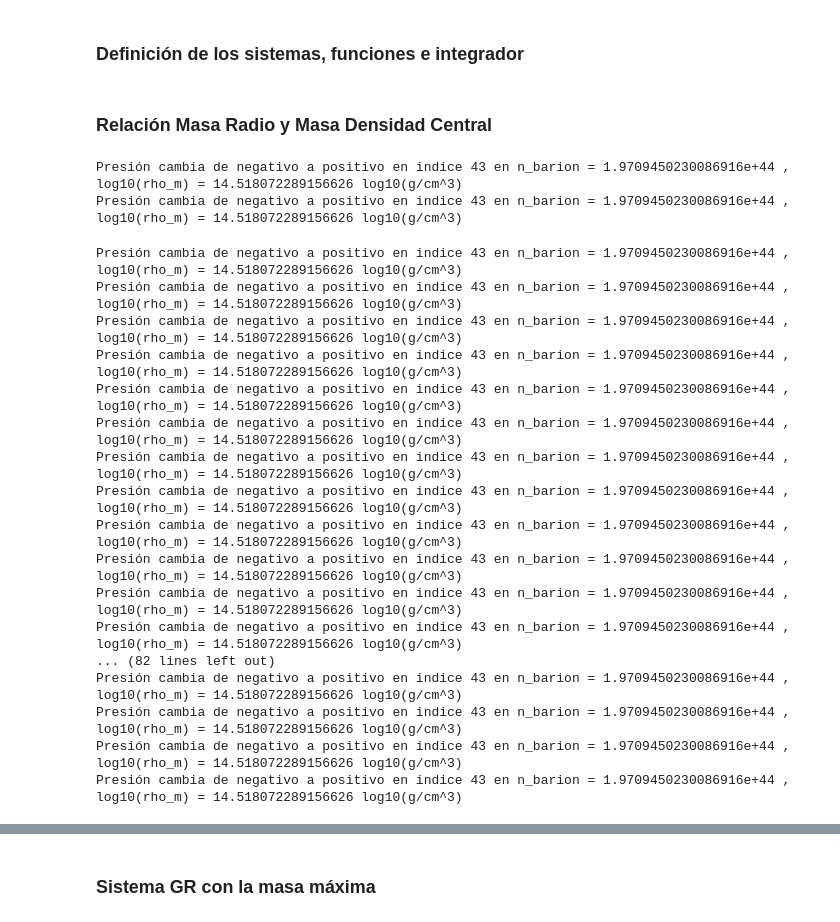
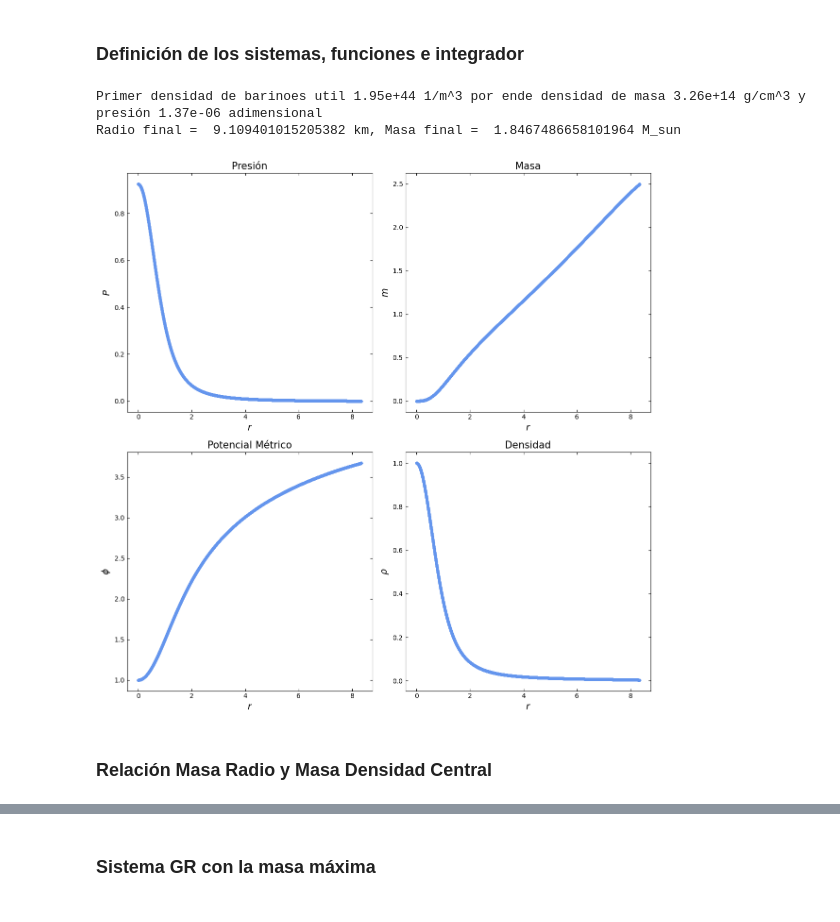
Before and after one commit to Vendetta0462/CalculosSimulaciones, a Jupyter notebook: NS_Structure/modelo_sigma-omega.ipynb, the cells around one changed output, grey strips where cells are left out. Saved outputs shown, nothing was run; the diff lists cells and outputs as text; code cells hidden in the pictures.

```diff
--- a/NS_Structure/modelo_sigma-omega.ipynb
+++ b/NS_Structure/modelo_sigma-omega.ipynb
@@ -378,40 +293,31 @@ dr = 1e-3 # Paso de integración
+# %%
+import ResolverTOV as tov
+
+# Definimos la ecuacion de estado para la integración del sistema
+densidad_masa_max = 1e17*1e3 # g/cm^3 a kg/m^3
+densidad_masa_min = 1e14*1e3 # g/cm^3 a kg/m^3
+n_barion = np.logspace(np.log10(densidad_masa_min/m_nuc_MKS), np.log10(densidad_masa_max/m_nuc_MKS), 200)
+lambda_ = m_nuc**4/hbar**3 # Constante de escala empleada
+rho_0 = lambda_/2.0 # lambda_/(2*rho_0) = 1
+rho_0_MKS = rho_0*rho_geoToMKS # rho_0 en MKS
+rho_P, presiones, energias, n_sirve, presion_cambio = EoS(n_barion, A_sigma, A_omega, rho_0, return_presion_cambio=True)
+print("Primer densidad de barinoes util", "{:2.2e}".format(n_sirve[presion_cambio]), "1/m^3 por ende densidad de masa", format(n_sirve[presion_cambio]*m_nuc_MKS*1e-3,"2.2e"), "g/cm^3 y presión", format(presiones[presion_cambio], "2.2e"), "adimensional")
+densidad_limite = CubicSpline(n_sirve[presion_cambio:], energias[presion_cambio:])(n_sirve[presion_cambio]) # Densidad de masa límite en g/cm^3
+# densidad_limite = CubicSpline(n_sirve[presion_cambio:], energias[presion_cambio:])(1e16*1e3/m_nuc_MKS) # Densidad de masa límite en kg/m^3
+P_central = CubicSpline(energias[presion_cambio:], presiones[presion_cambio:])(1)
+
+# Definimos los parametros de integración
+rf = 20 # Radio final adimensional
+dr = 1e-3 # Paso de integración adimensional
+
+# Resolvemos el sistema TOV
+sol_final = tov.integrador(rf, dr, rho_0_MKS, rho_P, P_central, densidad_limite=densidad_limite)
+# Orden: r, m, rho, P, phi
+print("Radio final = ", sol_final[0]/1e3, "km, Masa final = ", sol_final[1]/1.989e30, "M_sun")
+tov.graficar_solucion(rf, dr, rho_0, rho_P, P_central, densidad_limite=densidad_limite)
+# %% [output]
+Primer densidad de barinoes util 1.95e+44 1/m^3 por ende densidad de masa 3.26e+14 g/cm^3 y presión 1.37e-06 adimensional
+Radio final =  9.109401015205382 km, Masa final =  1.8467486658101964 M_sun
+[figure, added]
 # %% [markdown]
 ### Relación Masa Radio y Masa Densidad Central
-# %%
-# Definimos el rango de densidades de masa para el cual queremos integrar
-rhos = np.linspace(14, 18, 50)
-rhos = np.power(10, rhos)
-
-# Integramos para cada densidad de masa
-masas_N  = np.array([])
-radios_N = np.array([])
-masas_R  = np.array([])
-radios_R = np.array([])
-
-for rho in rhos:
-    sol_N    = integrador(rf, dr, rho, 'newtoniano')
-    sol_R    = integrador(rf, dr, rho, 'relativista')
-    masas_N  = np.append(masas_N, sol_N[1])
-    radios_N = np.append(radios_N, sol_N[0])
-    masas_R  = np.append(masas_R, sol_R[1])
-    radios_R = np.append(radios_R, sol_R[0])
-# %% [output]
-Presión cambia de negativo a positivo en indice 43 en n_barion = 1.9709450230086916e+44 , log10(rho_m) = 14.518072289156626 log10(g/cm^3)
-Presión cambia de negativo a positivo en indice 43 en n_barion = 1.9709450230086916e+44 , log10(rho_m) = 14.518072289156626 log10(g/cm^3)
-Presión cambia de negativo a positivo en indice 43 en n_barion = 1.9709450230086916e+44 , log10(rho_m) = 14.518072289156626 log10(g/cm^3)
-Presión cambia de negativo a positivo en indice 43 en n_barion = 1.9709450230086916e+44 , log10(rho_m) = 14.518072289156626 log10(g/cm^3)
-Presión cambia de negativo a positivo en indice 43 en n_barion = 1.9709450230086916e+44 , log10(rho_m) = 14.518072289156626 log10(g/cm^3)
-Presión cambia de negativo a positivo en indice 43 en n_barion = 1.9709450230086916e+44 , log10(rho_m) = 14.518072289156626 log10(g/cm^3)
-Presión cambia de negativo a positivo en indice 43 en n_barion = 1.9709450230086916e+44 , log10(rho_m) = 14.518072289156626 log10(g/cm^3)
-Presión cambia de negativo a positivo en indice 43 en n_barion = 1.9709450230086916e+44 , log10(rho_m) = 14.518072289156626 log10(g/cm^3)
-Presión cambia de negativo a positivo en indice 43 en n_barion = 1.9709450230086916e+44 , log10(rho_m) = 14.518072289156626 log10(g/cm^3)
-Presión cambia de negativo a positivo en indice 43 en n_barion = 1.9709450230086916e+44 , log10(rho_m) = 14.518072289156626 log10(g/cm^3)
-Presión cambia de negativo a positivo en indice 43 en n_barion = 1.9709450230086916e+44 , log10(rho_m) = 14.518072289156626 log10(g/cm^3)
-Presión cambia de negativo a positivo en indice 43 en n_barion = 1.9709450230086916e+44 , log10(rho_m) = 14.518072289156626 log10(g/cm^3)
-Presión cambia de negativo a positivo en indice 43 en n_barion = 1.9709450230086916e+44 , log10(rho_m) = 14.518072289156626 log10(g/cm^3)
-Presión cambia de negativo a positivo en indice 43 en n_barion = 1.9709450230086916e+44 , log10(rho_m) = 14.518072289156626 log10(g/cm^3)
-... (82 lines left out)
-Presión cambia de negativo a positivo en indice 43 en n_barion = 1.9709450230086916e+44 , log10(rho_m) = 14.518072289156626 log10(g/cm^3)
-Presión cambia de negativo a positivo en indice 43 en n_barion = 1.9709450230086916e+44 , log10(rho_m) = 14.518072289156626 log10(g/cm^3)
-Presión cambia de negativo a positivo en indice 43 en n_barion = 1.9709450230086916e+44 , log10(rho_m) = 14.518072289156626 log10(g/cm^3)
-Presión cambia de negativo a positivo en indice 43 en n_barion = 1.9709450230086916e+44 , log10(rho_m) = 14.518072289156626 log10(g/cm^3)
```
Also changed, not shown: parts of 8 cells of this notebook, 1 other file.
